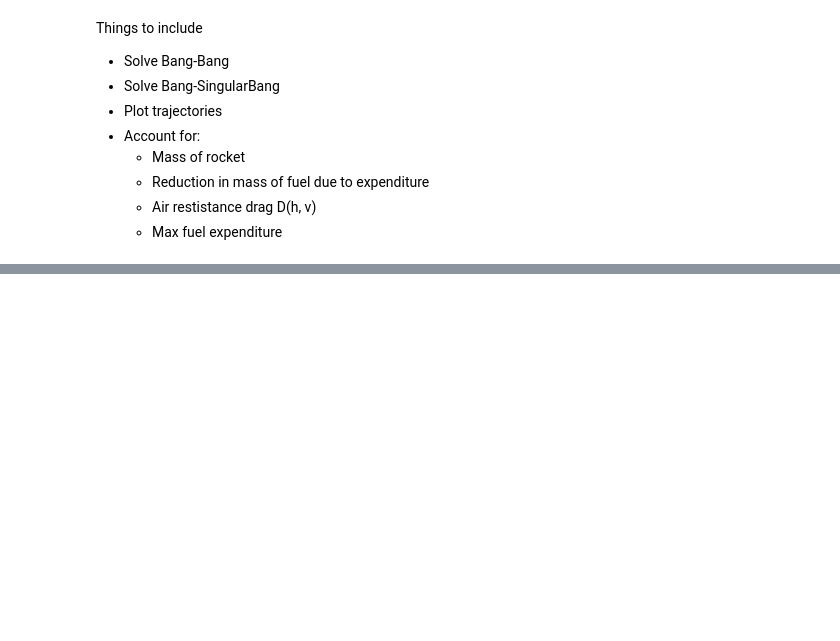
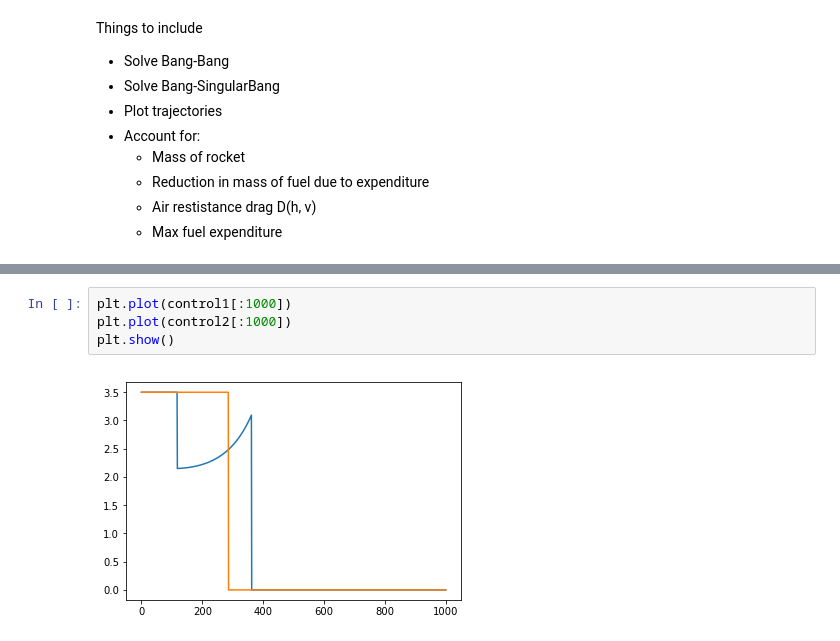
Before and after one commit to Scowley4/RocketControlTheory, a Jupyter notebook: rocket.ipynb, the cells around one changed output, grey strips where cells are left out. Drawn from its saved outputs; the diff is of its cells as text; blank space fills up the shorter version.

```diff
--- a/rocket.ipynb
+++ b/rocket.ipynb
@@ -131 +322,7 @@ states.shape
+# %%
+plt.plot(control1[:1000])
+plt.plot(control2[:1000])
+plt.show()
+# %% [output]
+[figure, added]
 # %%
```
Also changed, not shown: parts of 26 cells of this notebook.
